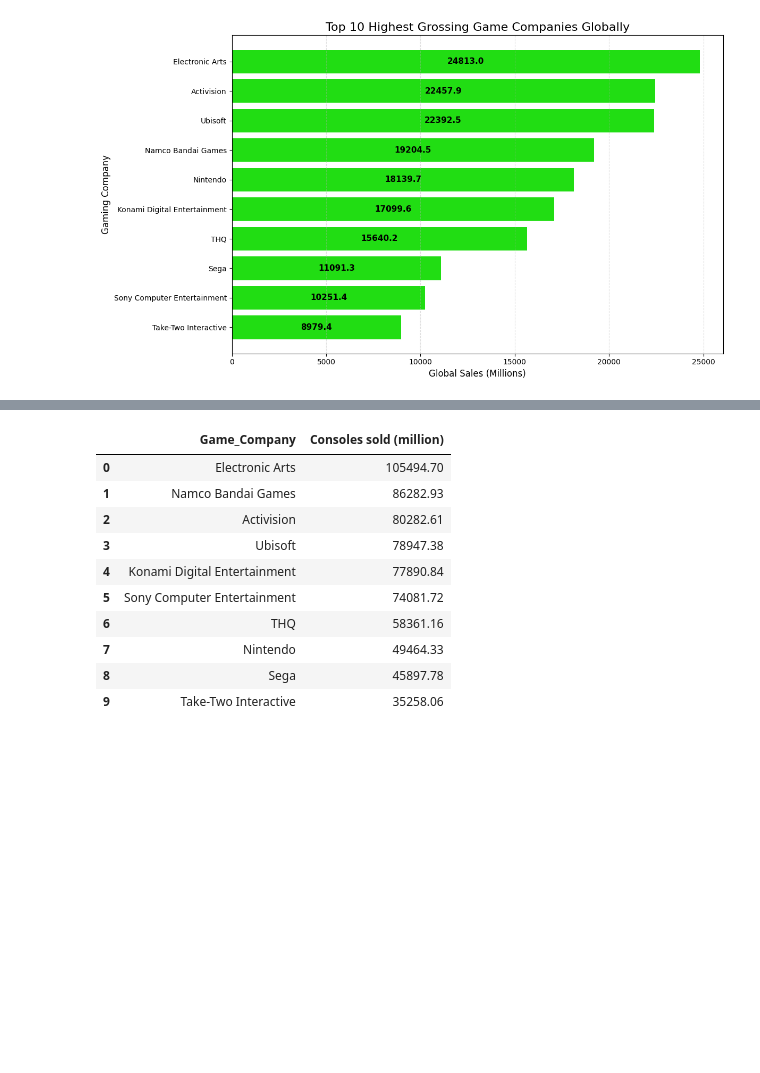
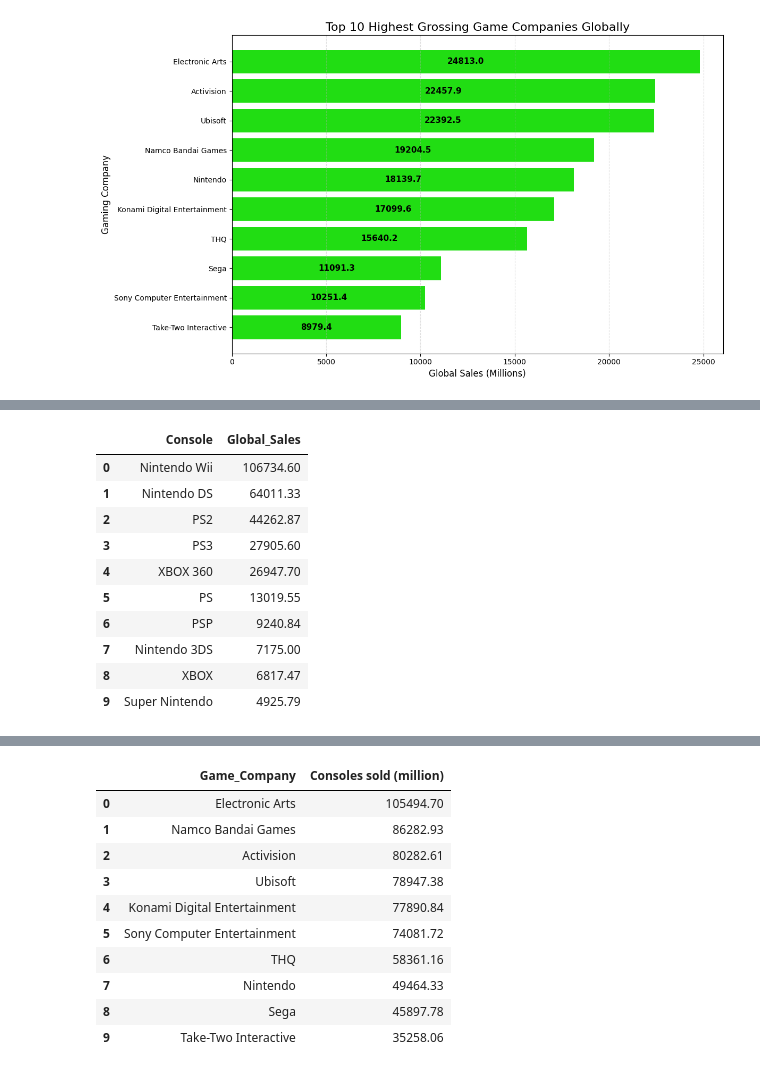
Before and after one commit to Teerp1986/The-Evolution-Of-Gaming, a Jupyter notebook: notebook/gamevolve.ipynb, the cells around one changed output, grey strips where cells are left out. Saved outputs shown, nothing was run; the diff lists cells and outputs as text; code cells hidden in the pictures; blank space fills up the shorter version.

```diff
--- a/notebook/gamevolve.ipynb
+++ b/notebook/gamevolve.ipynb
@@ -446,0 +349,14 @@ This chart pairs well with your earlier regional and global analyses, helping sh
+# %%
+top10_df.head(10)
+# %% [output]
+|  | Console | Global_Sales |
+| 0 | Nintendo Wii | 106734.60 |
+| 1 | Nintendo DS | 64011.33 |
+| 2 | PS2 | 44262.87 |
+| 3 | PS3 | 27905.60 |
+| 4 | XBOX 360 | 26947.70 |
+| 5 | PS | 13019.55 |
+| 6 | PSP | 9240.84 |
+| 7 | Nintendo 3DS | 7175.00 |
+| 8 | XBOX | 6817.47 |
+| 9 | Super Nintendo | 4925.79 |
```
Also changed, not shown: parts of 27 cells of this notebook, 6 other files.
